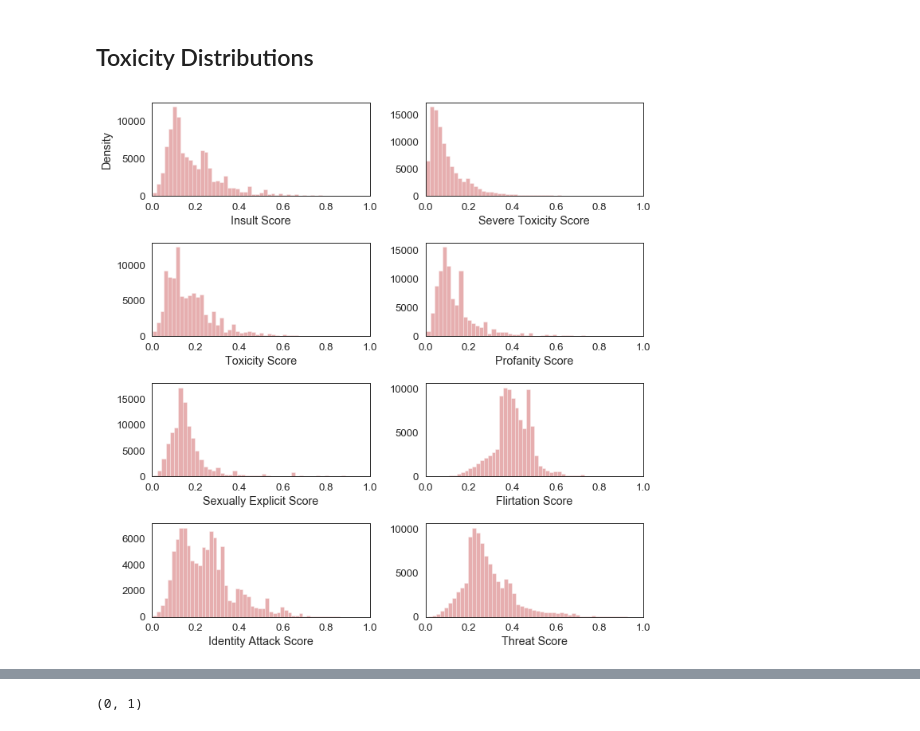
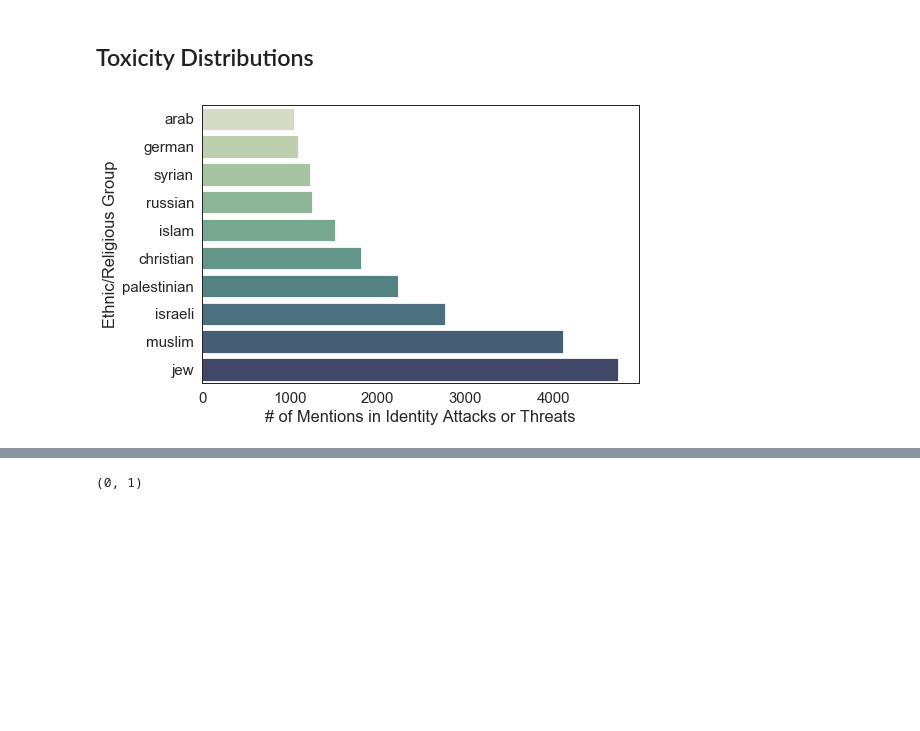
Before and after one commit to allenai/real-toxicity-prompts, a Jupyter notebook: notebooks/suchin_analysis.ipynb, the cells around one changed output, grey strips where cells are left out. Cells and saved outputs as stored; diff of their text form; code cells hidden in the pictures; blank space fills up the shorter version.

```diff
--- a/notebooks/suchin_analysis.ipynb
+++ b/notebooks/suchin_analysis.ipynb
@@ -74,4 +54,0 @@ def plot_distributions(df, compare_df=None, kde=False, logy=False):
-# %%
-plot_distributions(master)
-# %% [output]
-[figure, removed]
@@ -77,0 +134,38 @@ plot_distributions(master)
+# %%
+import matplotlib.gridspec as gridspec
+import matplotlib.pyplot as plt
+f = plt.figure(figsize=(8, 5))
+
+sns.set(context="paper", style="white", font_scale=1.7)
+
+subdf = master.loc[(master['Identity Attack Score'] > 0.5) | (master['Threat Score'] > 0.5)]
+get_popular_entities(subdf,
+                     "entities_NORP",
+                     "Ethnic / Religious Group",
+                     pal = sns.cubehelix_palette(12, start=.5, rot=-.75, reverse=False),
+                     remove=["american", "republican", "democrat"],
+                     convert={"jewish": "jew", "isra": "israeli", "palestinian": "palestinian", "christian": "christian"})
+
+# ax2 = plt.subplot(gs[:3, 3:])
+# plot_distributions(master.loc[master['tokenized_text'].apply(lambda x: 'jew' in x)],
+#                    compare_df=master.loc[master['tokenized_text'].apply(lambda x: 'christian' in x)],
+#                    kde=True,
+#                    label="Identity Attack Score",
+#                    ax=ax2,
+#                    color=["r", "b"],
+#                    legend=["jew", "christian"],
+#                    logy=False)
+# ax3 = plt.subplot(gs[3:, :])
+# plot_distributions(master.loc[master['tokenized_text'].apply(lambda x: 'muslim' in x)],
+#                    compare_df=master.loc[master['tokenized_text'].apply(lambda x: 'christian' in x)],
+#                    compare_df_1=master.loc[master['tokenized_text'].apply(lambda x: 'jew' in x)],
+#                    kde=True,
+#                    ax=ax3,
+#                    label="Identity Attack Score",
+#                    color=["r", "b", "g"],
+#                    legend=["Muslim", "Christian", "Jew"],
+#                    logy=False)
+# plt.tight_layout()
+plt.savefig("ethnic_religious_groups.pdf", dpi=300)
+# %% [output]
+[figure, added]
```
Also changed, not shown: parts of 62 cells of this notebook, 5 other files.
